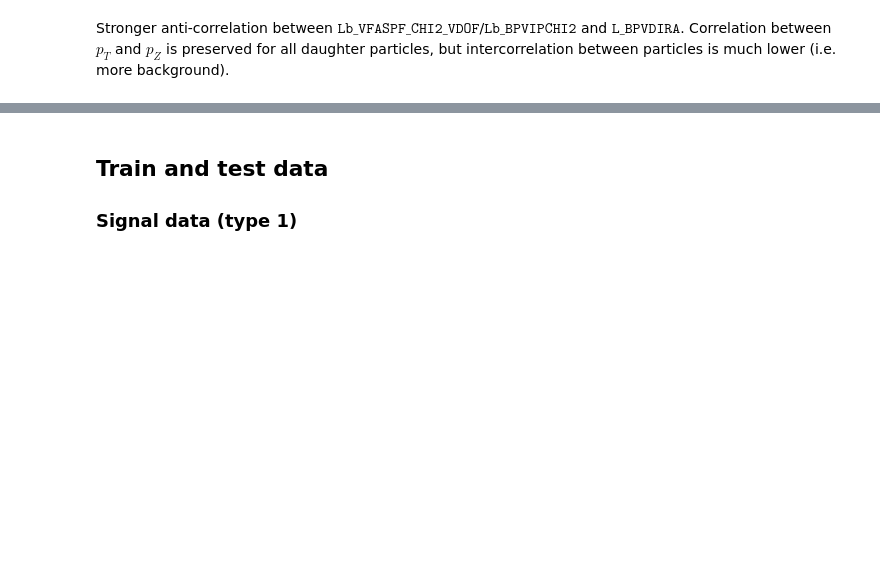
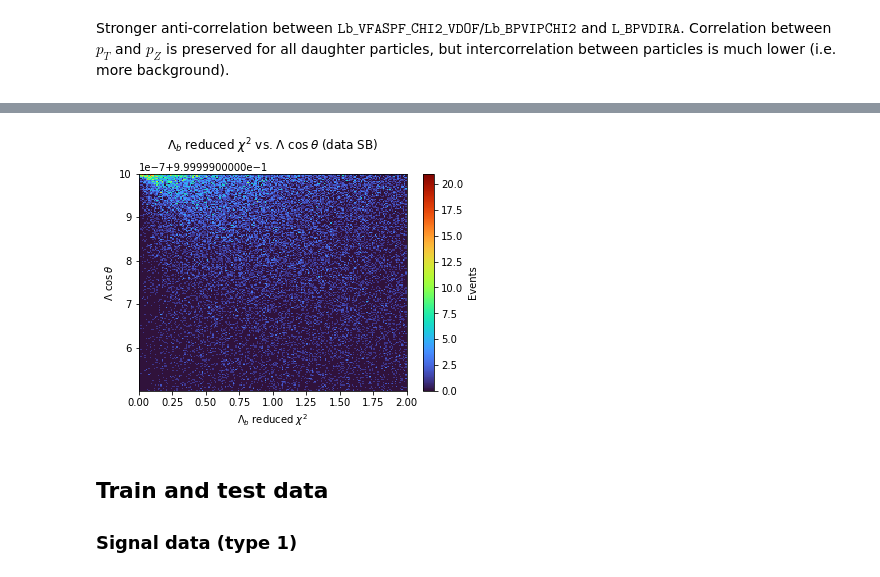
Before and after one commit to alatios/lb2jpsil_classifier-studies, a Jupyter notebook: BDT.ipynb, the cells around one changed output, grey strips where cells are left out. Cells and saved outputs as stored; diff of their text form; code cells hidden in the pictures; blank space fills up the shorter version.

```diff
--- a/BDT.ipynb
+++ b/BDT.ipynb
@@ -373,3 +416,13 @@ Stronger anti-correlation between $\texttt{Lb_VFASPF_CHI2_VDOF}$/$\texttt{Lb_BPV
+# %%
+plt.hist2d(df_Data_Sideband['Lb_VFASPF_CHI2_VDOF'], df_Data_Sideband['L_BPVDIRA'],
+           bins=200, cmap='turbo', range=[[0,2],[0.9999995,1]])
+plt.title(r"$\Lambda_b$ reduced $\chi^2$ vs. $\Lambda$ $\cos\theta$ (data SB)"+"\n")
+plt.xlabel("$\Lambda_b$ reduced $\chi^2$")
+plt.ylabel(r"$\Lambda$ $\cos\theta$")
+plt.colorbar(label='Events')
+plt.show()
+# %% [output]
+[figure, added]
 # %% [markdown]
 ## Train and test data
 ### Signal data (type 1)
```
Also changed, not shown: parts of 41 cells of this notebook.
